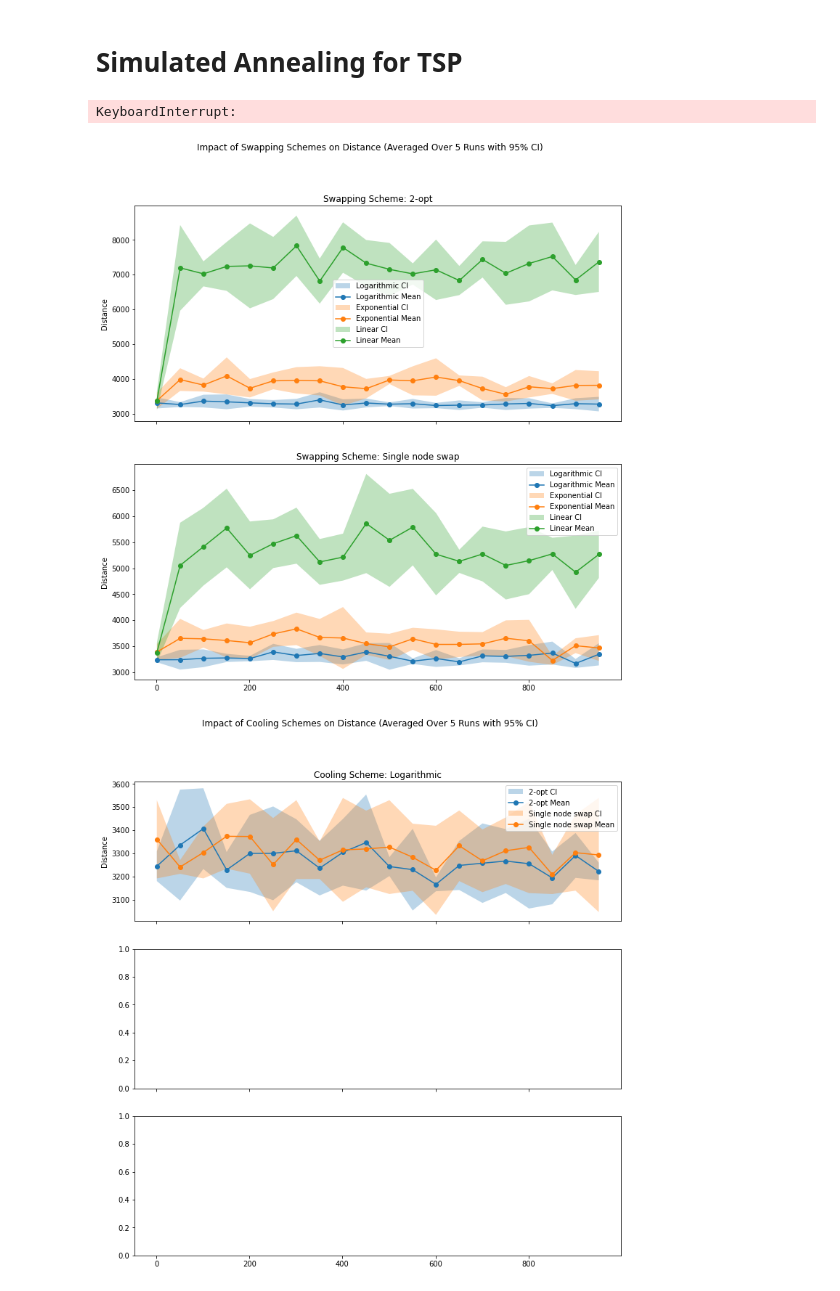
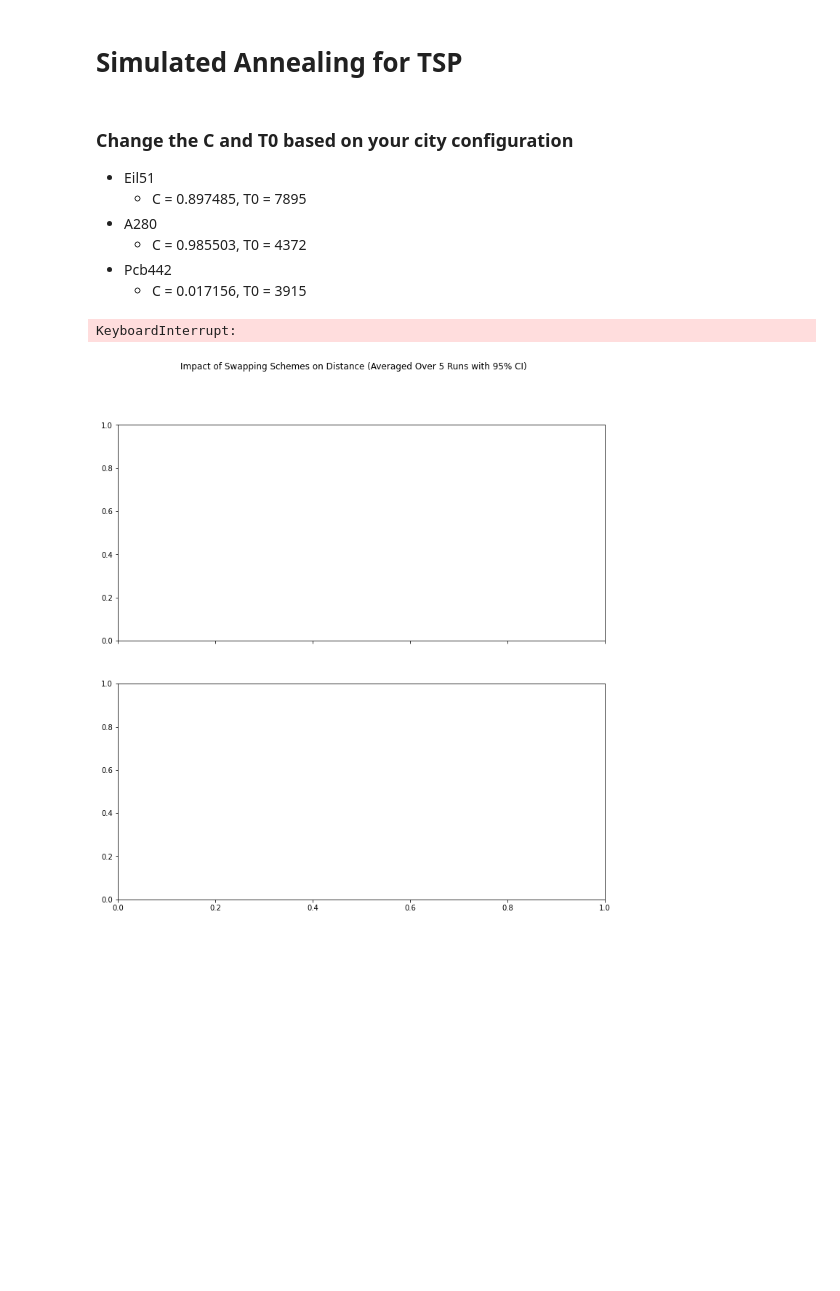
Before and after one commit to koenweverink/stochastic_simulation_assignment_3, a Jupyter notebook: Last Notebook.ipynb, the cells around one changed output. Saved outputs shown, nothing was run; the diff lists cells and outputs as text; code cells hidden in the pictures; blank space fills up the shorter version.

```diff
--- a/Last Notebook.ipynb
+++ b/Last Notebook.ipynb
@@ -1,5 +1,14 @@
 # %% [markdown]
 # Simulated Annealing for TSP
+# %% [markdown]
+### Change the C and T0 based on your city configuration
+
+- Eil51
+    - C = 0.897485, T0 = 7895
+- A280
+    - C = 0.985503, T0 = 4372
+- Pcb442
+    - C = 0.017156, T0 = 3915
 # %%
 import numpy as np
 import matplotlib.pyplot as plt
@@ -71,7 +80,7 @@ def visualize_routes(cities):
     plt.show()
 # %%
 class SimulatedAnnealing:
-    def __init__(self, cities, C, T0, max_step=100, init_seed=1):
+    def __init__(self, cities, C, T0, max_step, init_seed=np.random.randint(1, 1000)):
         self.cities_old = cities
         self.C = C
         self.T0 = T0
@@ -188,7 +197,7 @@ def calculate_confidence_interval(data, confidence=0.95):
     h = std_err * t.ppf((1 + confidence) / 2, n - 1)
     return m - h, m + h
 # %%
-def run_experiment(cooling_scheme, swap_scheme, max_iterations_range, num_runs=5):
+def run_experiment(cooling_scheme, swap_scheme, max_iterations_range, num_runs=100):
     results = {'Iteration': [], 'Distance': []}
 
     for max_iter in max_iterations_range:
@@ -211,7 +220,7 @@ def run_experiment(cooling_scheme, swap_scheme, max_iterations_range, num_runs=5
 # Run experiment for each swapping scheme
 cooling_schemes = ['logarithmic', 'exponential', 'linear']
 swap_schemes = ['2-opt', 'Single Node Swap']
-max_iterations_range = np.arange(1, 1001, 50)  # Adjust the range as needed
+max_iterations_range = np.arange(25, 501, 25)  # Adjust the range as needed
 
 # Create subplots for each swapping scheme
 fig, axs = plt.subplots(len(swap_schemes), 1, figsize=(12, 12), sharex=True)
@@ -222,34 +231,33 @@ for i, swap_scheme in enumerate(swap_schemes):
         df_results = run_experiment(cooling_scheme, swap_scheme, max_iterations_range)
         axs[i].fill_between(df_results['Iteration'], df_results['Distance'].apply(lambda x: x[1]), df_results['Distance'].apply(lambda x: x[2]), alpha=0.3, label=f'{cooling_scheme.capitalize()} CI')
         axs[i].plot(df_results['Iteration'], df_results['Distance'].apply(lambda x: x[0]), label=f'{cooling_scheme.capitalize()} Mean', marker='o')
 
     axs[i].set_title(f'Swapping Scheme: {swap_scheme.capitalize()}')
     axs[i].set_ylabel('Distance')
     axs[i].legend()
 
     # Save the plot as a PNG file
-plt.savefig(f'swap_scheme_{swap_scheme}.png')
+    plt.savefig(f'swap_scheme_{swap_scheme}.png')
 
 # Create subplots for each cooling scheme
 fig, axs_cooling = plt.subplots(len(cooling_schemes), 1, figsize=(12, 12), sharex=True)
 fig.suptitle('Impact of Cooling Schemes on Distance (Averaged Over 5 Runs with 95% CI)')
 
 for i, cooling_scheme in enumerate(cooling_schemes):
     for swap_scheme in swap_schemes:
         df_results = run_experiment(cooling_scheme, swap_scheme, max_iterations_range)
         axs_cooling[i].fill_between(df_results['Iteration'], df_results['Distance'].apply(lambda x: x[1]), df_results['Distance'].apply(lambda x: x[2]), alpha=0.3, label=f'{swap_scheme.capitalize()} CI')
         axs_cooling[i].plot(df_results['Iteration'], df_results['Distance'].apply(lambda x: x[0]), label=f'{swap_scheme.capitalize()} Mean', marker='o')
 
     axs_cooling[i].set_title(f'Cooling Scheme: {cooling_scheme.capitalize()}')
     axs_cooling[i].set_ylabel('Distance')
     axs_cooling[i].legend()
 
     # Save the plot as a PNG file
-plt.savefig(f'cooling_scheme_{cooling_scheme}.png')
+    plt.savefig(f'cooling_scheme_{cooling_scheme}.png')
 
 plt.xlabel('Max Iterations')
 plt.show()
 # %% [output]
 KeyboardInterrupt:
-[figure, old version]
+[figure, new version]
-[figure, removed]
```
Also changed, not shown: parts of 1 cell of this notebook.
